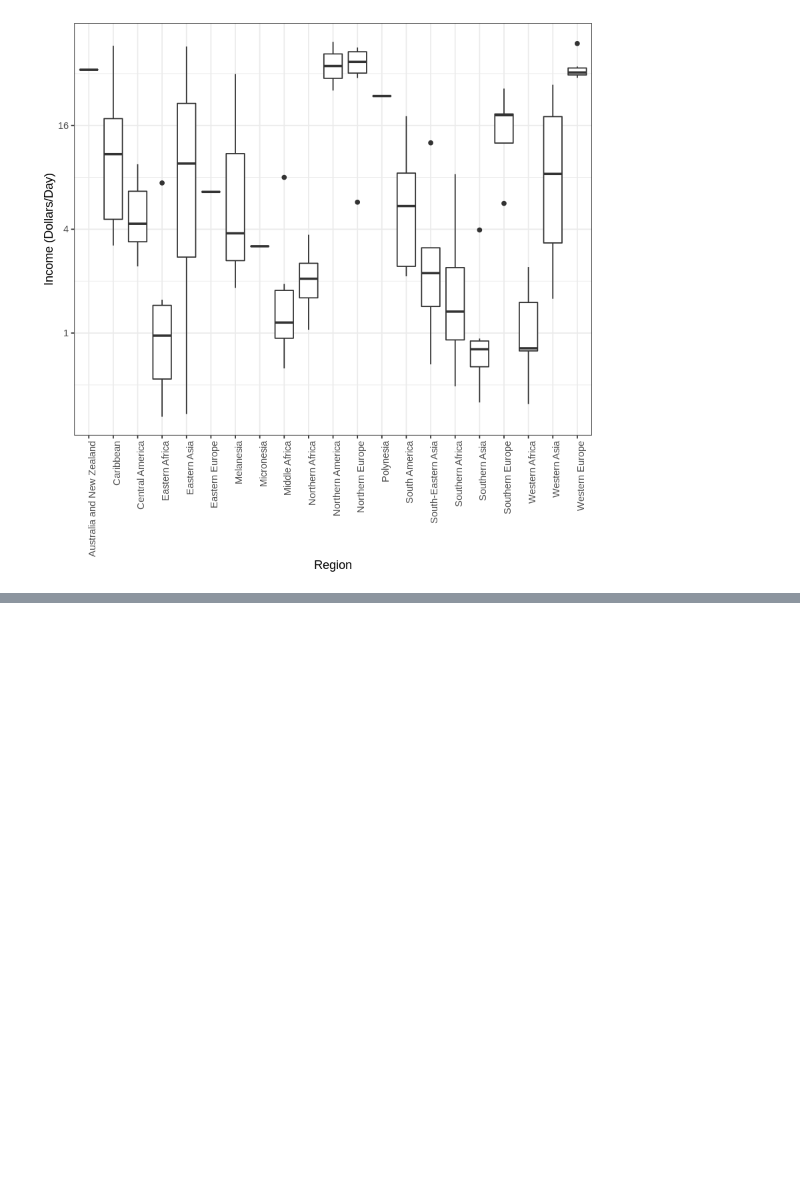
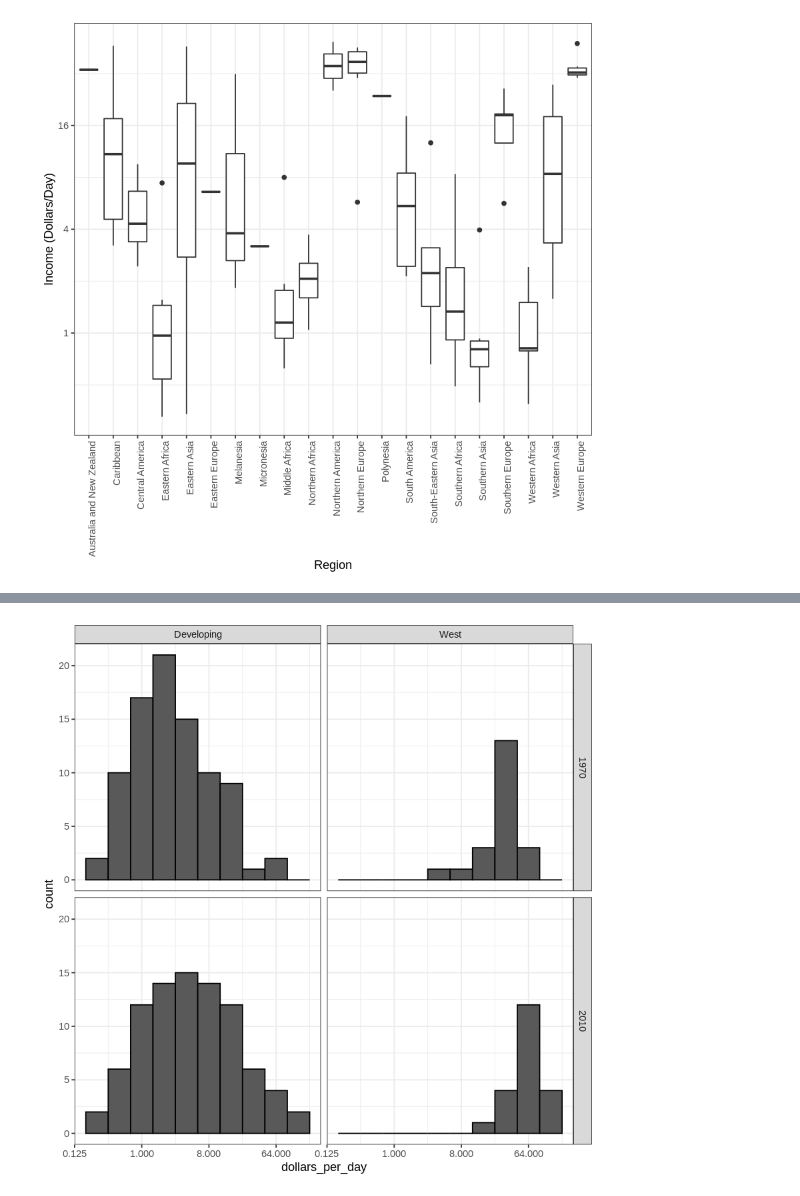
Before and after one commit to ashudva/Case_Studies, a Jupyter notebook: Gapminder/Gapminder.ipynb, the cells around one changed output, grey strips where cells are left out. Saved outputs shown, nothing was run; the diff lists cells and outputs as text; code cells hidden in the pictures; blank space fills up the shorter version.

```diff
--- a/Gapminder/Gapminder.ipynb
+++ b/Gapminder/Gapminder.ipynb
@@ -221,0 +241,18 @@ gapminder %>%
+# %%
+# define countries that have data available in both years
+country_list_1 <- gapminder %>%
+    filter(year == past_year & !is.na(dollars_per_day)) %>% .$country
+    country_list_2 <- gapminder %>%
+    filter(year == present_year & !is.na(dollars_per_day)) %>% .$country
+    country_list <- intersect(country_list_1, country_list_2)
+
+# make histogram including only countries with data available in both years
+gapminder %>%
+    filter(year %in% c(past_year, present_year) & country %in% country_list) %>%    # keep only selected countries
+    mutate(group = ifelse(region %in% west, "West", "Developing")) %>%
+    ggplot(aes(dollars_per_day)) +
+    geom_histogram(binwidth = 1, color = "black") +
+    scale_x_continuous(trans = "log2") +
+    facet_grid(year ~ group)
+# %% [output]
+[figure, added]
```
Also changed, not shown: parts of 10 cells of this notebook.
